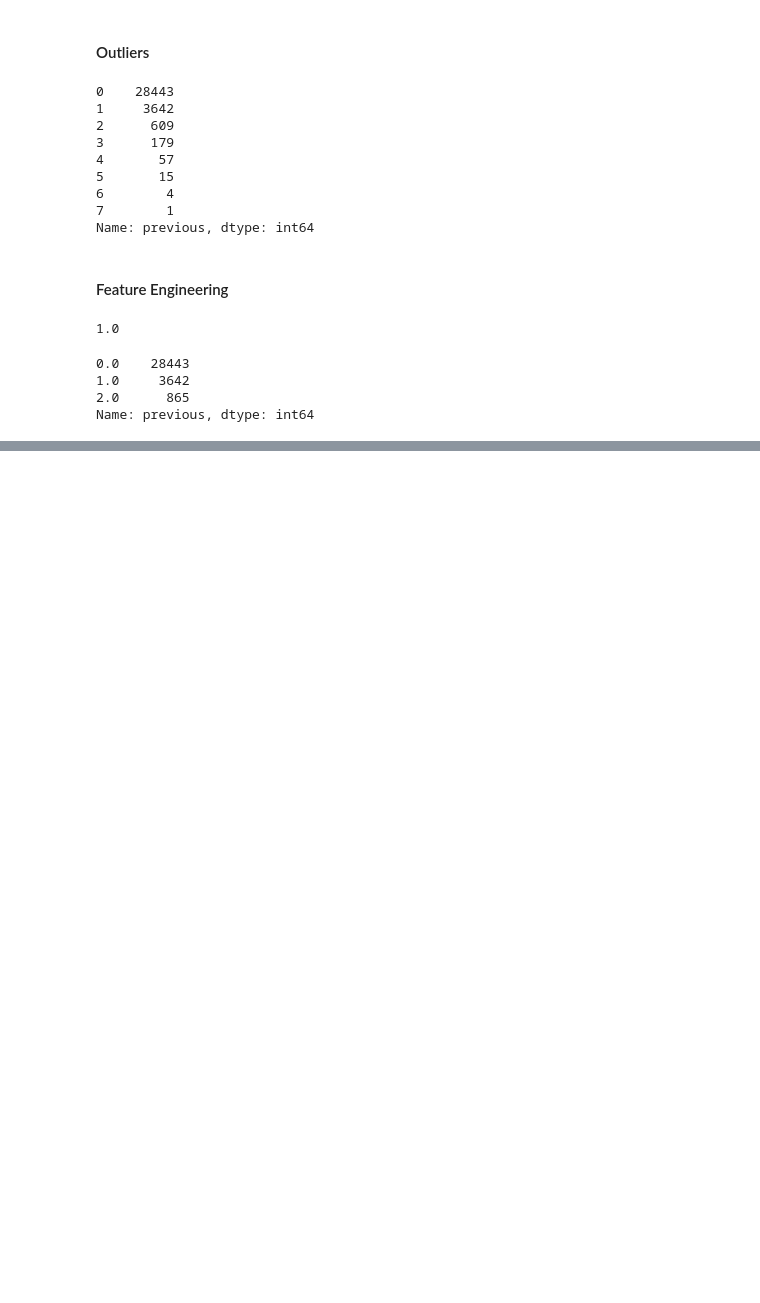
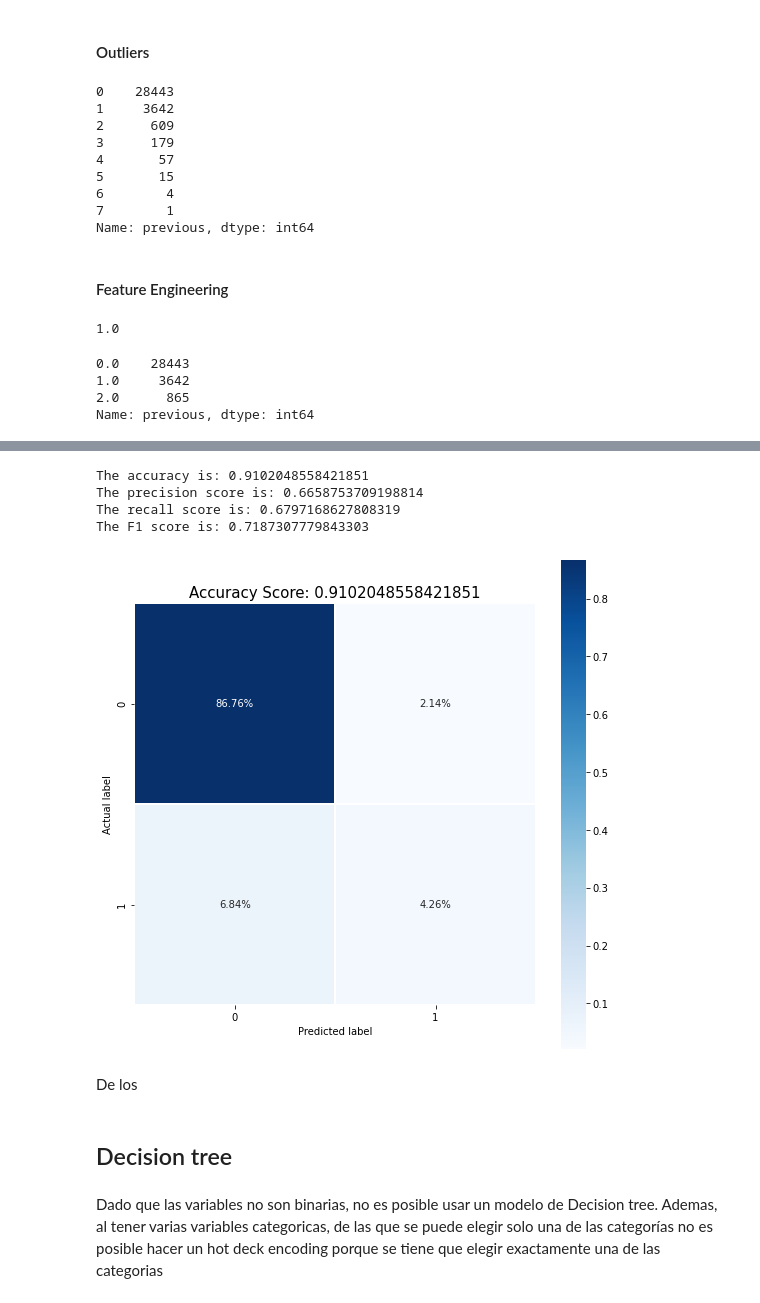
Before and after one commit to VKunze/trabajo-ciencia-datos, a Jupyter notebook: Trabajo Final.ipynb, the cells around one changed output, grey strips where cells are left out. Cells and saved outputs as stored; diff of their text form; code cells hidden in the pictures; blank space fills up the shorter version.

Commit message:
Actualizacion

```diff
--- a/Trabajo Final.ipynb
+++ b/Trabajo Final.ipynb
@@ -513,0 +586,14 @@ Name: previous, dtype: int64
+# %%
+# Create X and Y
+clean_data_X = clean_data.drop(columns='y')
+fields = []
+for col in clean_data_X.columns:
+    fields.append(clean_data_X[col])
+headers = clean_data_X.columns
+
+X = pd.concat(fields, axis=1, keys=headers)
+Y = pd.concat([clean_data['y']], axis=1, keys=['y'])
+# %%
+test_size = 0.8
+random_state = 27
+max_iter=1000
@@ -513,0 +609,44 @@ Name: previous, dtype: int64
+# %%
+# Divide dataset
+X_train, X_test, Y_train, Y_test = train_test_split(X, Y, test_size=test_size, random_state=random_state)
+
+# Model
+logisticRegr = linear_model.LogisticRegression(solver='lbfgs', max_iter=max_iter)
+logisticRegr.fit(X_train, np.ravel(Y_train))
+# Predictions
+predictions = logisticRegr.predict(X_test)
+# Accuracy
+accuracy = accuracy_score(Y_test, predictions)
+print(f'The accuracy is: {accuracy}')
+# Precision
+precision = precision_score(Y_test, predictions)
+print(f'The precision score is: {precision}')
+# Recall
+recall = recall_score(Y_test, predictions, average='macro')
+print(f'The recall score is: {recall}')
+# F1
+f1 = f1_score(Y_test, predictions, average='macro')
+print(f'The F1 score is: {f1}')
+# %% [output]
+The accuracy is: 0.9102048558421851
+The precision score is: 0.6658753709198814
+The recall score is: 0.6797168627808319
+The F1 score is: 0.7187307779843303
+# %%
+# Confusion matrix
+cm = metrics.confusion_matrix(Y_test, predictions)
+plt.figure(figsize=(9,9))
+sns.heatmap(cm/np.sum(cm), annot=True, fmt=".2%", linewidths=.5, square = True, cmap = 'Blues');
+plt.ylabel('Actual label');
+plt.xlabel('Predicted label');
+all_sample_title = 'Accuracy Score: {0}'.format(accuracy)
+plt.title(all_sample_title, size = 15);
+# %% [output]
+[figure, added]
+# %% [markdown]
+De los
+# %% [markdown]
+## Decision tree
+# %% [markdown]
+Dado que las variables no son binarias, no es posible usar un modelo de Decision tree.
+Ademas, al tener varias variables categoricas, de las que se puede elegir solo una de las categorías no es posible hacer un hot deck encoding porque se tiene que elegir exactamente una de las categorias
```
Also changed, not shown: parts of 18 cells of this notebook.
